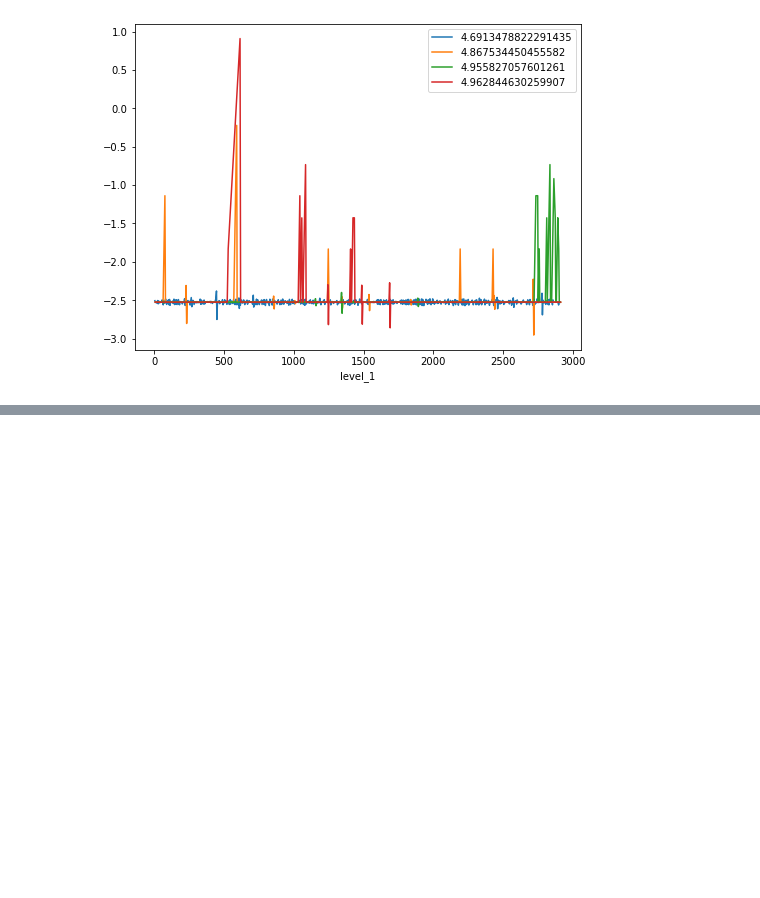
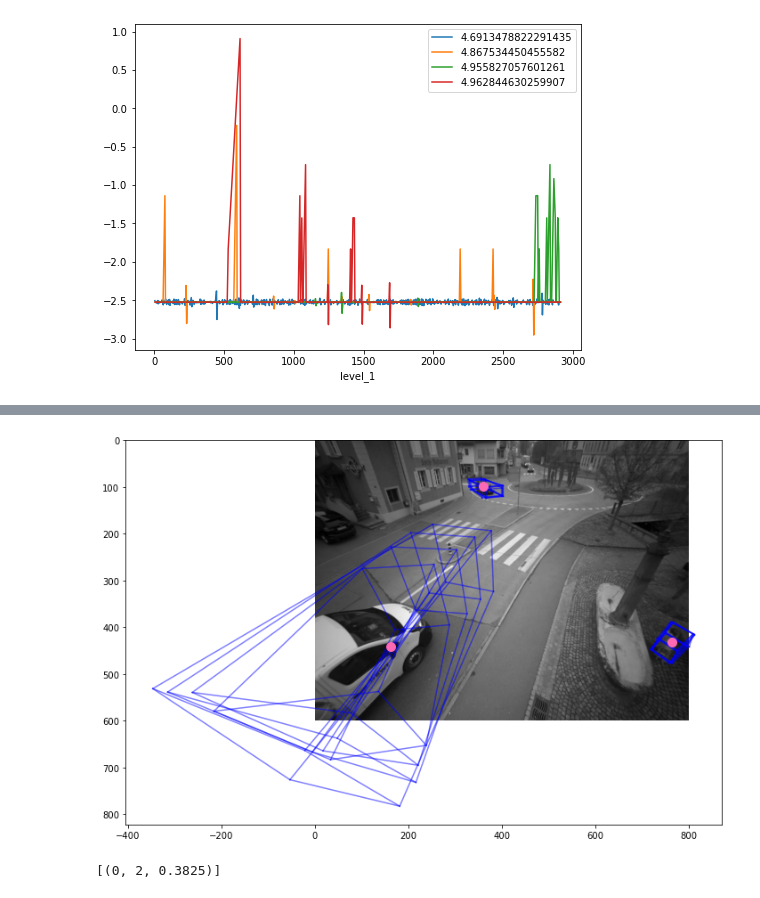
Before and after one commit to davidecarrara98/Multi-Object-Tracking-in-Complex-Urban-Scenarios, a Jupyter notebook: Under Development/Vale/IoU tracking.ipynb, the cells around one changed output, grey strips where cells are left out. Drawn from its saved outputs; the diff is of its cells as text; code cells hidden in the pictures; blank space fills up the shorter version.

```diff
--- a/Under Development/Vale/IoU tracking.ipynb
+++ b/Under Development/Vale/IoU tracking.ipynb
@@ -646,0 +656,8 @@ plt.legend()
+# %%
+visualize_frame_boxes(hdf5data_143,[0,1,2,3], figsize = (12,12))
+# %% [output]
+[figure, added]
+# %%
+find_subsequent_boxes(frame2, frame4) # this is the only one that finds something
+# %% [output]
+[(0, 2, 0.3825)]
```
Also changed, not shown: parts of 4 cells of this notebook.
